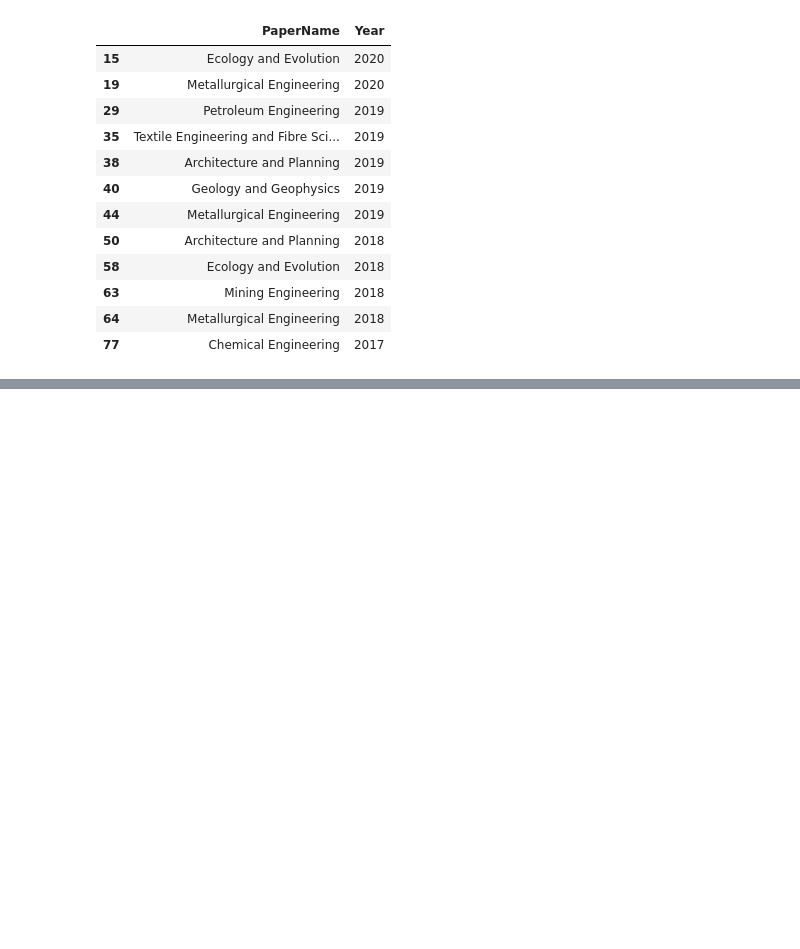
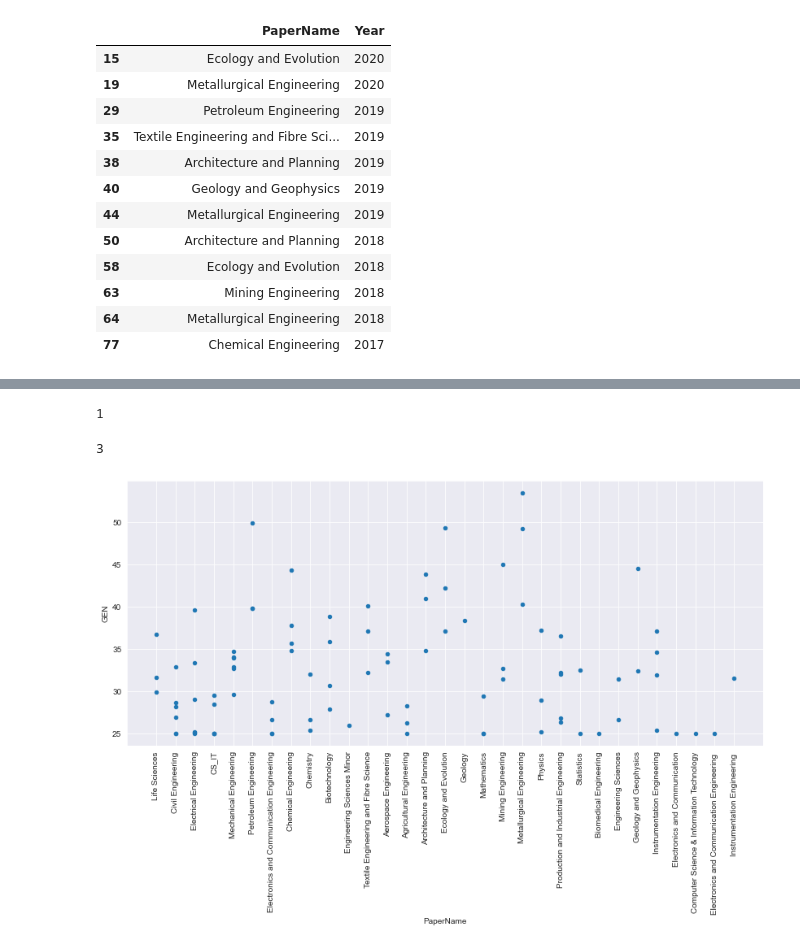
Before and after one commit to Arpan-tech-create/Machine_Learning, a Jupyter notebook: loc & iloc.ipynb, the cells around one changed output, grey strips where cells are left out. Drawn from its saved outputs; the diff is of its cells as text; code cells hidden in the pictures; blank space fills up the shorter version.

```diff
--- a/loc & iloc.ipynb
+++ b/loc & iloc.ipynb
@@ -1,6 +1,10 @@
 # %%
 import pandas as pd
 import numpy as np
+import matplotlib.pyplot as plt
+import seaborn as sns
+plt.rcParams['figure.figsize']=(14,6)
+sns.set_style('darkgrid')
 # %%
 read=pd.read_csv('gate_cutoff123-Copy1.csv')
 # %%
@@ -112,0 +323,14 @@ read.loc[read['GEN']>40,['PaperName','Year']]
+# %%
+read.columns.get_loc('PaperName')
+# %% [output]
+1
+# %%
+read.columns.get_loc('GEN')
+# %% [output]
+3
+# %%
+read.plot(kind='scatter',x='PaperName',y='GEN')
+plt.xticks(rotation=90)
+plt.show()
+# %% [output]
+[figure, added]
```
Also changed, not shown: parts of 16 cells of this notebook.
